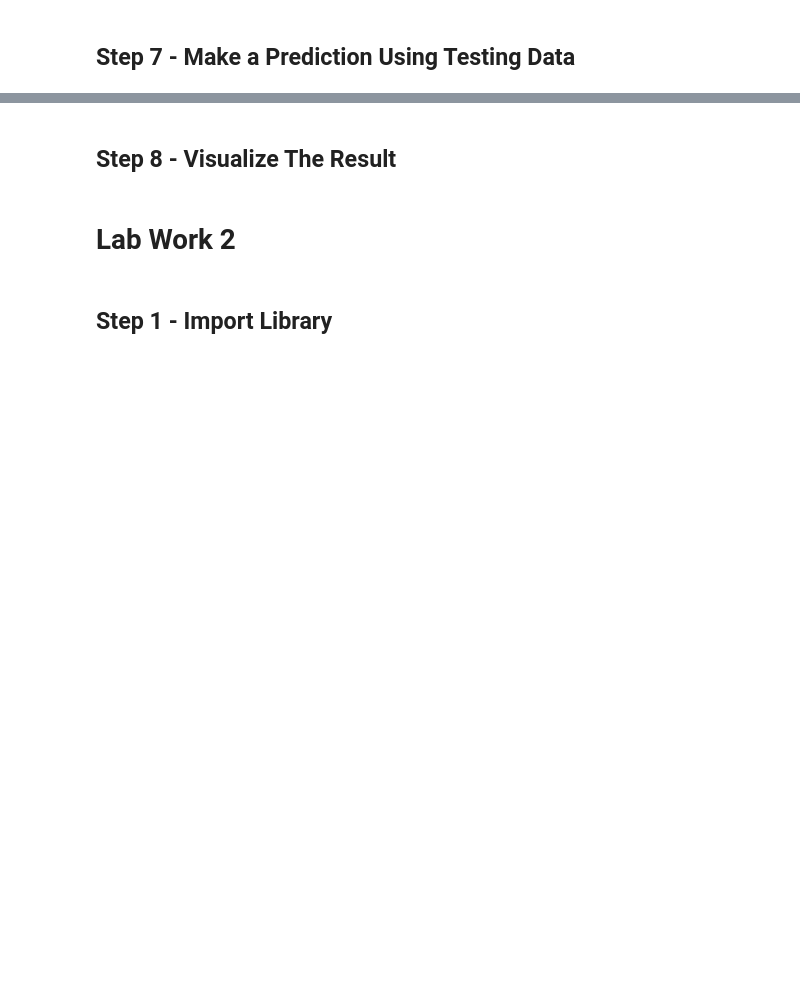
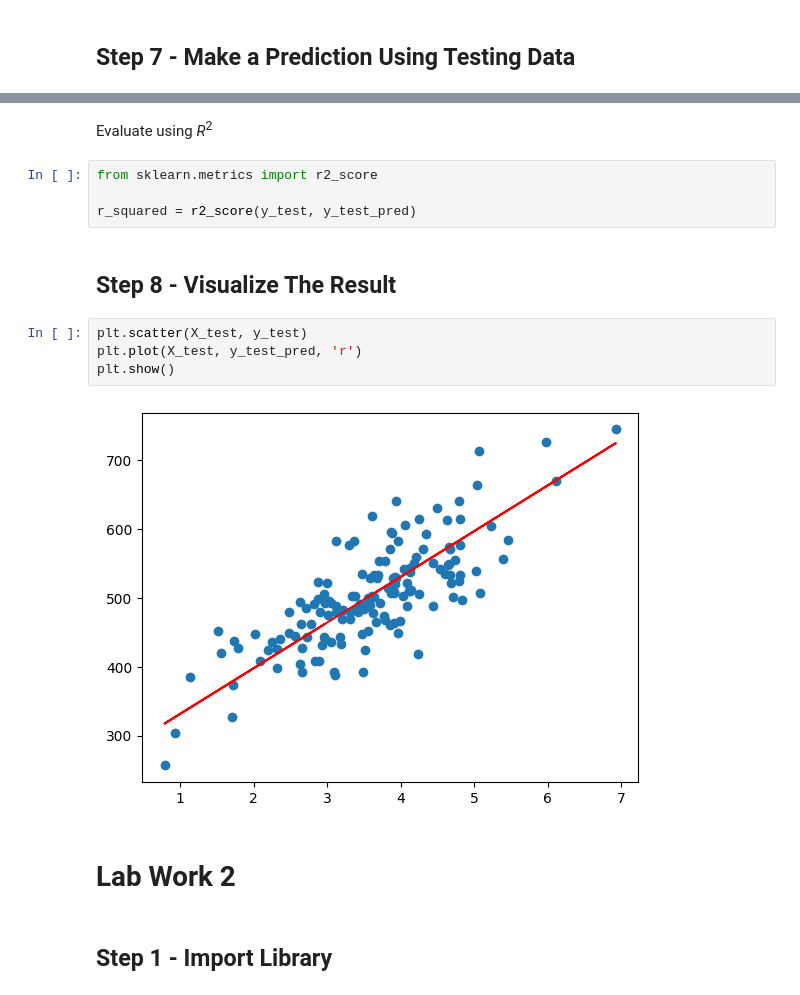
Before and after one commit to integer-class/machine-learning, a Jupyter notebook: Muhammad_Baihaqi_Aulia_Asyari/jobsheet_3.ipynb, the cells around one changed output, grey strips where cells are left out. Cells and saved outputs as stored; diff of their text form; blank space fills up the shorter version.

```diff
--- a/Muhammad_Baihaqi_Aulia_Asyari/jobsheet_3.ipynb
+++ b/Muhammad_Baihaqi_Aulia_Asyari/jobsheet_3.ipynb
@@ -19,5 +139,17 @@
+# %% [markdown]
+Evaluate using <i>R</i><sup>2</sup>
+# %%
+from sklearn.metrics import r2_score
+
+r_squared = r2_score(y_test, y_test_pred)
 # %% [markdown]
 ## Step 8 - Visualize The Result
+# %%
+plt.scatter(X_test, y_test)
+plt.plot(X_test, y_test_pred, 'r')
+plt.show()
+# %% [output]
+[figure, added]
 # %% [markdown]
 # Lab Work 2
 # %% [markdown]
```
Also changed, not shown: parts of 14 cells of this notebook.
